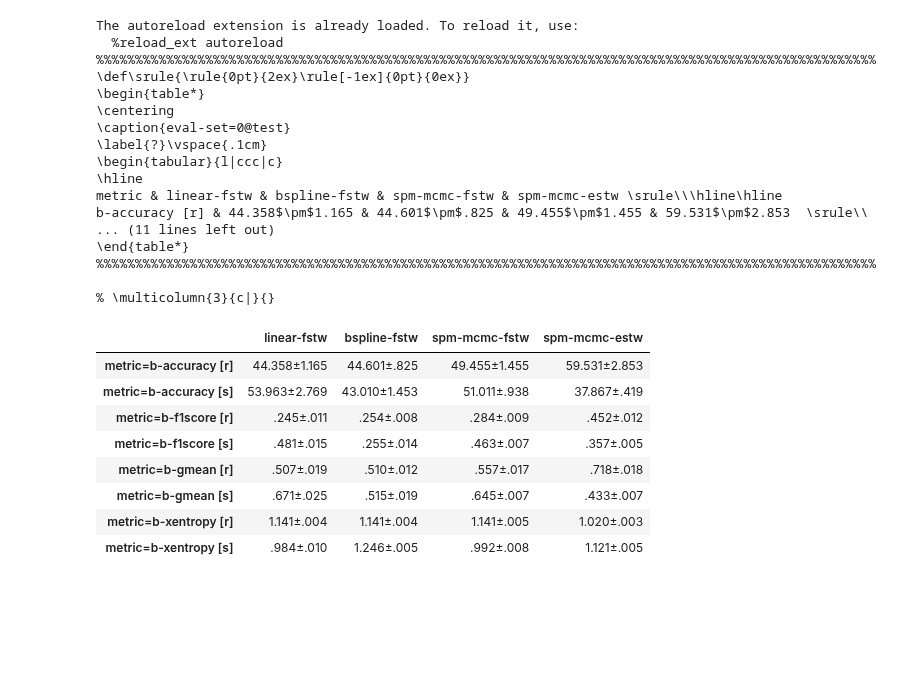
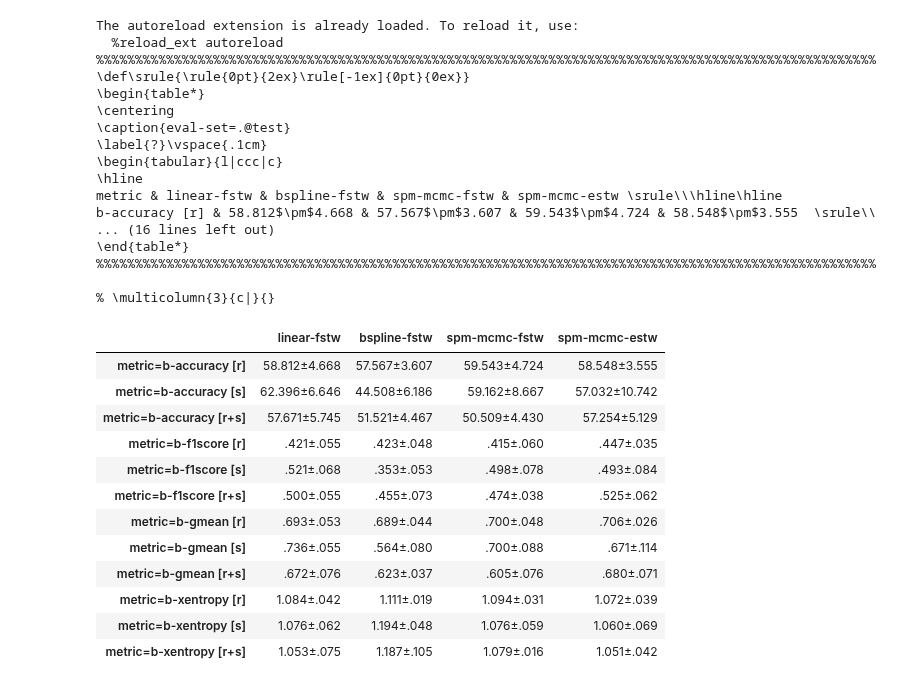
Before and after one commit to opimentel-github/astro-lightcurves-fats, a Jupyter notebook: experiments/metrics_results.ipynb, the cells around one changed output. Cells and saved outputs as stored; diff of their text form; code cells hidden in the pictures; blank space fills up the shorter version.

```diff
--- a/experiments/metrics_results.ipynb
+++ b/experiments/metrics_results.ipynb
@@ -23,7 +23,7 @@ methods = [
 ]
 #methods = ['spm-mcmc-estw']
 eval_lcset_name = 'test' # val test
-kf = '0'
+kf = '.'
 
 for method in methods:
     print('='*30+method)
@@ -108,8 +152,8 @@ metrics = [
 ]
 info_df = DFBuilder()
 for metric in metrics:
-    #for train_config in ['r', 's', 'r+s']:
-    for train_config in ['r', 's']:
+    for train_config in ['r', 's', 'r+s']:
+    #for train_config in ['r', 's']:
         d = {}
         for method in methods:
             rootdir = f'../save/exp=rf_eval~train_config={train_config}/survey=alerceZTFv7.1~bands=gr~mode=onlySNe~method={method}'
@@ -119,44 +163,48 @@ for metric in metrics:
             #print(len(metric_xe))
 
         info_df.append(f'metric={metric} [{train_config}]', d)
 
 latex_kwargs = {
     'caption':f'eval-set={kf}@{eval_lcset_name}',
     'label':'?',
     'custom_tabular_align':'l|'+'c'*sum([m.split('-')[-1]=='fstw' for m in methods])+'|'+'c'*sum([m.split('-')[-1]=='estw' for m in methods]),
     'hline_k':2,
 }
 latex_table = LatexTable(info_df(), **latex_kwargs)
 print(latex_table)
 print('% \multicolumn{3}{c|}{}')
 info_df()
 # %% [output]
 The autoreload extension is already loaded. To reload it, use:
   %reload_ext autoreload
 %%%%%%%%%%%%%%%%%%%%%%%%%%%%%%%%%%%%%%%%%%%%%%%%%%%%%%%%%%%%%%%%%%%%%%%%%%%%%%%%%%%%%%%%%%%%%%%%%%%%
 \def\srule{\rule{0pt}{2ex}\rule[-1ex]{0pt}{0ex}}
 \begin{table*}
 \centering
-\caption{eval-set=0@test}
+\caption{eval-set=.@test}
 \label{?}\vspace{.1cm}
 \begin{tabular}{l|ccc|c}
 \hline
 metric & linear-fstw & bspline-fstw & spm-mcmc-fstw & spm-mcmc-estw \srule\\\hline\hline
-b-accuracy [r] & 44.358$\pm$1.165 & 44.601$\pm$.825 & 49.455$\pm$1.455 & 59.531$\pm$2.853  \srule\\
-... (11 lines left out)
+b-accuracy [r] & 58.812$\pm$4.668 & 57.567$\pm$3.607 & 59.543$\pm$4.724 & 58.548$\pm$3.555  \srule\\
+... (16 lines left out)
 \end{table*}
 %%%%%%%%%%%%%%%%%%%%%%%%%%%%%%%%%%%%%%%%%%%%%%%%%%%%%%%%%%%%%%%%%%%%%%%%%%%%%%%%%%%%%%%%%%%%%%%%%%%%
 
 % \multicolumn{3}{c|}{}
 |  | linear-fstw | bspline-fstw | spm-mcmc-fstw | spm-mcmc-estw |
-| metric=b-accuracy [r] | 44.358±1.165 | 44.601±.825 | 49.455±1.455 | 59.531±2.853 |
-| metric=b-accuracy [s] | 53.963±2.769 | 43.010±1.453 | 51.011±.938 | 37.867±.419 |
-| metric=b-f1score [r] | .245±.011 | .254±.008 | .284±.009 | .452±.012 |
-| metric=b-f1score [s] | .481±.015 | .255±.014 | .463±.007 | .357±.005 |
-| metric=b-gmean [r] | .507±.019 | .510±.012 | .557±.017 | .718±.018 |
-| metric=b-gmean [s] | .671±.025 | .515±.019 | .645±.007 | .433±.007 |
-| metric=b-xentropy [r] | 1.141±.004 | 1.141±.004 | 1.141±.005 | 1.020±.003 |
-| metric=b-xentropy [s] | .984±.010 | 1.246±.005 | .992±.008 | 1.121±.005 |
+| metric=b-accuracy [r] | 58.812±4.668 | 57.567±3.607 | 59.543±4.724 | 58.548±3.555 |
+| metric=b-accuracy [s] | 62.396±6.646 | 44.508±6.186 | 59.162±8.667 | 57.032±10.742 |
+| metric=b-accuracy [r+s] | 57.671±5.745 | 51.521±4.467 | 50.509±4.430 | 57.254±5.129 |
+| metric=b-f1score [r] | .421±.055 | .423±.048 | .415±.060 | .447±.035 |
+| metric=b-f1score [s] | .521±.068 | .353±.053 | .498±.078 | .493±.084 |
+| metric=b-f1score [r+s] | .500±.055 | .455±.073 | .474±.038 | .525±.062 |
+| metric=b-gmean [r] | .693±.053 | .689±.044 | .700±.048 | .706±.026 |
+| metric=b-gmean [s] | .736±.055 | .564±.080 | .700±.088 | .671±.114 |
+| metric=b-gmean [r+s] | .672±.076 | .623±.037 | .605±.076 | .680±.071 |
+| metric=b-xentropy [r] | 1.084±.042 | 1.111±.019 | 1.094±.031 | 1.072±.039 |
+| metric=b-xentropy [s] | 1.076±.062 | 1.194±.048 | 1.076±.059 | 1.060±.069 |
+| metric=b-xentropy [r+s] | 1.053±.075 | 1.187±.105 | 1.079±.016 | 1.051±.042 |
 # %%
 %load_ext autoreload
 %autoreload 2
```
Also changed, not shown: parts of 2 cells of this notebook, 4 other files.
